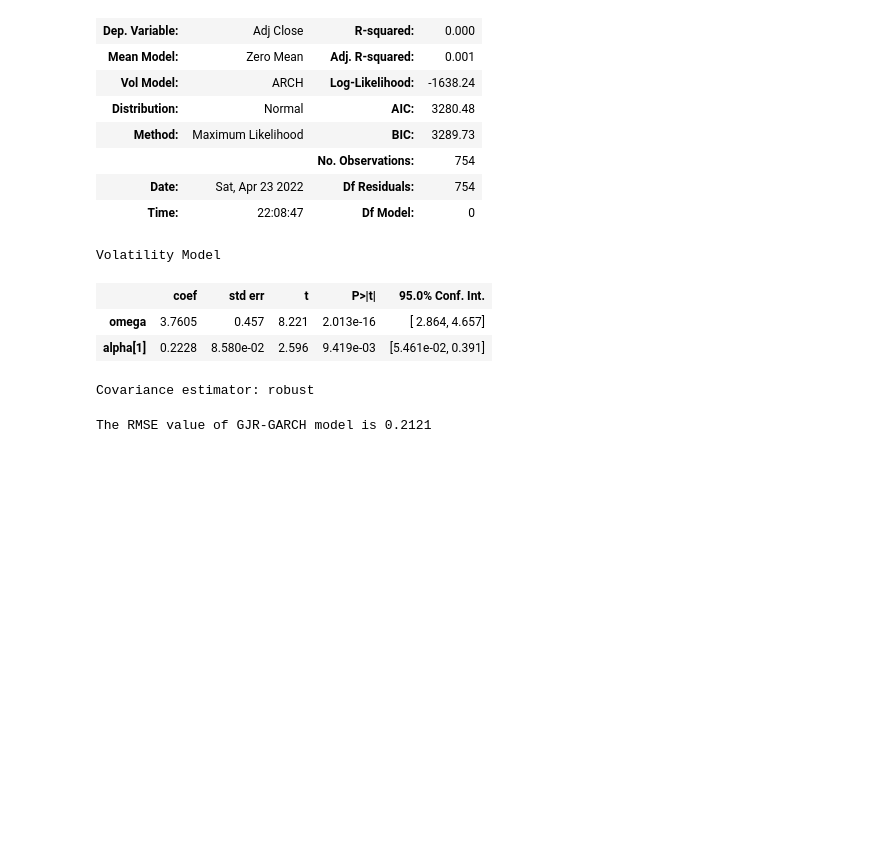
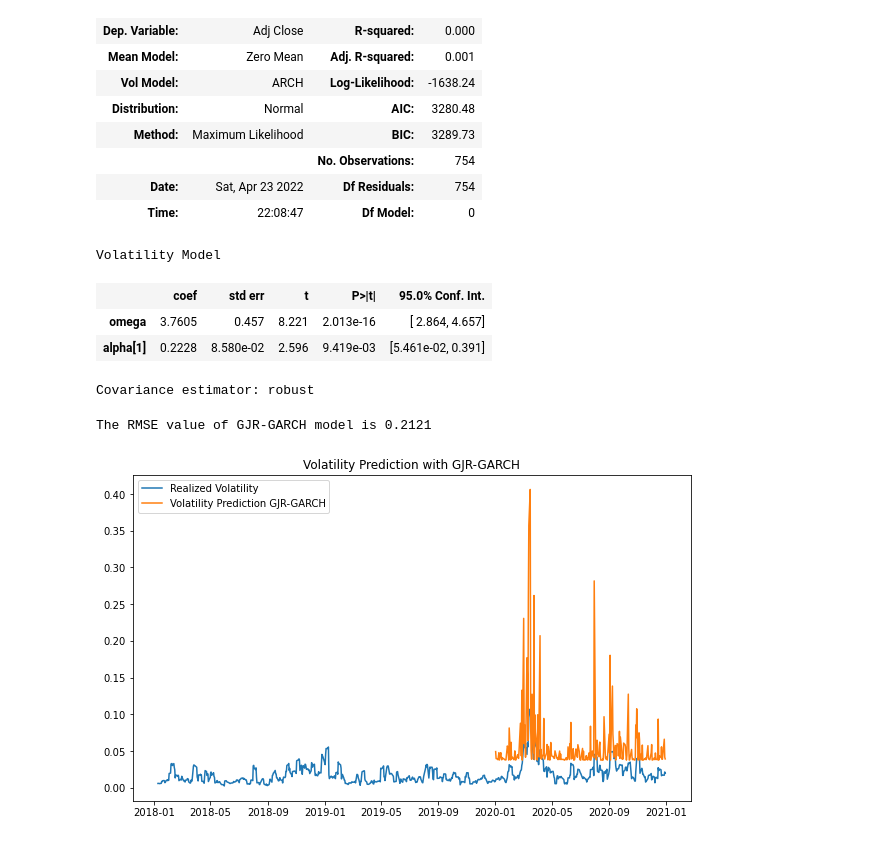
Before and after one commit to corentinwerenne/volatility_prediction, a Jupyter notebook: gjr_garch.ipynb, the cells around one changed output. Saved outputs shown, nothing was run; the diff lists cells and outputs as text; code cells hidden in the pictures; blank space fills up the shorter version.

Commit message:
Add GJR-GARCH graph

```diff
--- a/gjr_garch.ipynb
+++ b/gjr_garch.ipynb
@@ -76,8 +76,10 @@ The RMSE value of GJR-GARCH model is 0.2121
 # %%
 plt.figure(figsize=(10, 6))
 plt.plot(realized_vol / 100, label='Realized Volatility')
-plt.plot(forecast_arch.variance.iloc[-len(split_date):] /100,
+plt.plot(forecast_gjr_garch.variance.iloc[-len(split_date):] /100,
          label='Volatility Prediction GJR-GARCH')
-plt.title('Volatility Prediction with ARCH', fontsize=12)
+plt.title('Volatility Prediction with GJR-GARCH', fontsize=12)
 plt.legend()
 plt.show()
+# %% [output]
+[figure, added]
```
